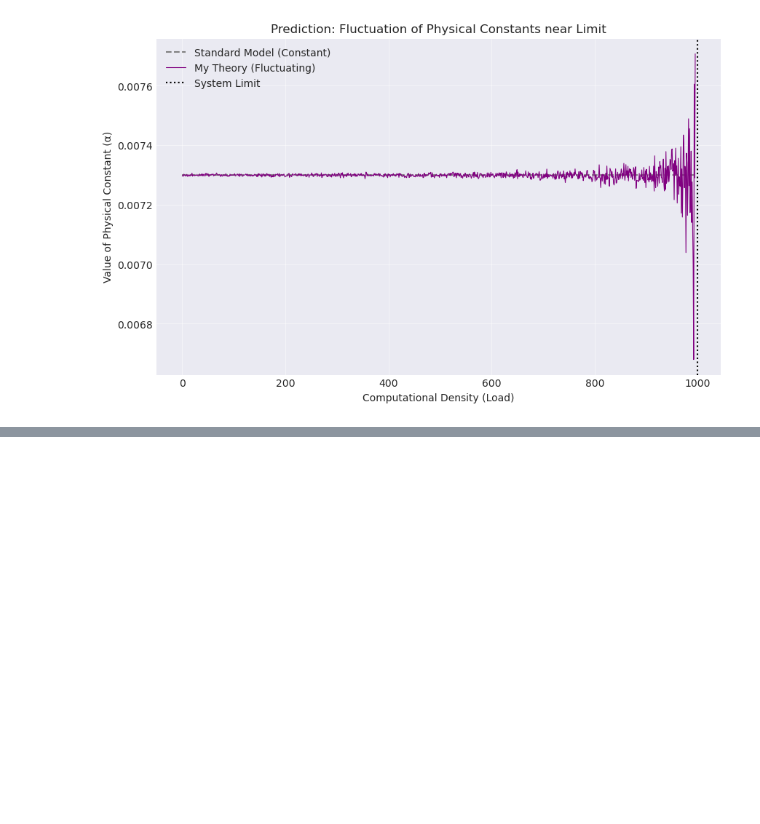
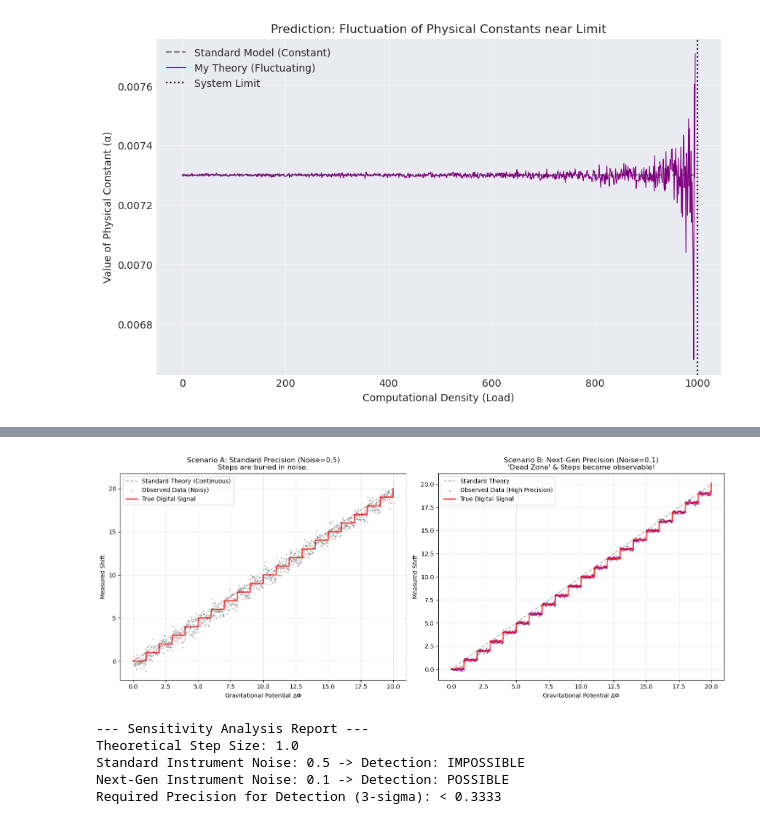
Before and after one commit to Sevenforest/Digital-Cosmology, a Jupyter notebook: Simulation_Redshift.ipynb, the cells around one changed output, grey strips where cells are left out. Drawn from its saved outputs; the diff is of its cells as text; code cells hidden in the pictures; blank space fills up the shorter version.

Commit message:
Feat: Add Sensitivity Analysis simulation code to Jupyter Notebook

```diff
--- a/Simulation_Redshift.ipynb
+++ b/Simulation_Redshift.ipynb
@@ -244,0 +251,79 @@ simulate_constant_fluctuation()
+# %%
+import numpy as np
+import matplotlib.pyplot as plt
+
+def sensitivity_analysis_simulation():
+    """
+    Sensitivity Analysis: Can we detect the 'Dead Zone' with modern instruments?
+    感度解析：現代の観測機器で「不感帯」は検出可能か？
+    """
+    # 1. Define parameters (Toy Model scaled to mimic real challenge)
+    # トイモデルだが、比率は現実（プランクスケール vs マクロ）を模している
+
+    # "True" discrete step size of the universe (Theoretical prediction)
+    STEP_SIZE = 1.0
+
+    # Gravitational Potential Difference (Continuous variable in standard physics)
+    # 0 to 20 units
+    delta_phi = np.linspace(0, 20, 1000)
+
+    # Theoretical Discrete Redshift (The Signal)
+    # 本理論による「階段状」の信号
+    signal_discrete = np.floor(delta_phi / STEP_SIZE) * STEP_SIZE
+
+    # 2. Simulate Instrument Noise (Observation limits)
+    # Scenario A: Standard Atomic Clock (Noise > Step)
+    # 既存の観測機器：ノイズがステップ幅より大きいため、階段が埋もれてしまう
+    noise_level_standard = 0.5 # Standard Deviation
+    observation_standard = signal_discrete + np.random.normal(0, noise_level_standard, len(delta_phi))
+
+    # Scenario B: Next-Gen Optical Lattice Clock (Noise < Step)
+    # 次世代の観測機器：ノイズが十分に小さく、階段（不感帯）を検出できる
+    noise_level_nextgen = 0.1 # High Precision
+    observation_nextgen = signal_discrete + np.random.normal(0, noise_level_nextgen, len(delta_phi))
+
+    # 3. Visualization
+    fig, (ax1, ax2) = plt.subplots(1, 2, figsize=(15, 6))
+
+    # Plot A: Standard Instrument (Steps are hidden by noise)
+    ax1.plot(delta_phi, delta_phi, 'k--', alpha=0.3, label='Standard Theory (Continuous)')
+    ax1.scatter(delta_phi, observation_standard, c='gray', s=2, alpha=0.5, label='Observed Data (Noisy)')
+    ax1.plot(delta_phi, signal_discrete, 'r-', linewidth=2, alpha=0.8, label='True Digital Signal')
+    ax1.set_title(f"Scenario A: Standard Precision (Noise={noise_level_standard})\nSteps are buried in noise.")
+    ax1.set_xlabel("Gravitational Potential $\Delta\Phi$")
+    ax1.set_ylabel("Measured Shift")
+    ax1.legend()
+    ax1.grid(True, alpha=0.3)
+
+    # Plot B: Next-Gen Instrument (Steps become visible)
+    ax2.plot(delta_phi, delta_phi, 'k--', alpha=0.3, label='Standard Theory')
+    ax2.scatter(delta_phi, observation_nextgen, c='purple', s=2, alpha=0.5, label='Observed Data (High Precision)')
+    ax2.plot(delta_phi, signal_discrete, 'r-', linewidth=2, alpha=0.8, label='True Digital Signal')
+    ax2.set_title(f"Scenario B: Next-Gen Precision (Noise={noise_level_nextgen})\n'Dead Zone' & Steps become observable!")
+    ax2.set_xlabel("Gravitational Potential $\Delta\Phi$")
+    ax2.set_ylabel("Measured Shift")
+    ax2.legend()
+    ax2.grid(True, alpha=0.3)
+
+    plt.tight_layout()
+    plt.show()
+
+    # 4. Quantitative Threshold Calculation
+    # When does the step become statistically significant?
+    # Simple criterion: Step Size > 3 * Noise (3-sigma rule)
+    detectable_limit = STEP_SIZE / 3.0
+
+    print(f"--- Sensitivity Analysis Report ---")
+    print(f"Theoretical Step Size: {STEP_SIZE}")
+    print(f"Standard Instrument Noise: {noise_level_standard} -> Detection: {'POSSIBLE' if noise_level_standard < detectable_limit else 'IMPOSSIBLE'}")
+    print(f"Next-Gen Instrument Noise: {noise_level_nextgen} -> Detection: {'POSSIBLE' if noise_level_nextgen < detectable_limit else 'IMPOSSIBLE'}")
+    print(f"Required Precision for Detection (3-sigma): < {detectable_limit:.4f}")
+
+sensitivity_analysis_simulation()
+# %% [output]
+[figure, added]
+--- Sensitivity Analysis Report ---
+Theoretical Step Size: 1.0
+Standard Instrument Noise: 0.5 -> Detection: IMPOSSIBLE
+Next-Gen Instrument Noise: 0.1 -> Detection: POSSIBLE
+Required Precision for Detection (3-sigma): < 0.3333
```
Also changed, not shown: parts of 1 cell of this notebook.
